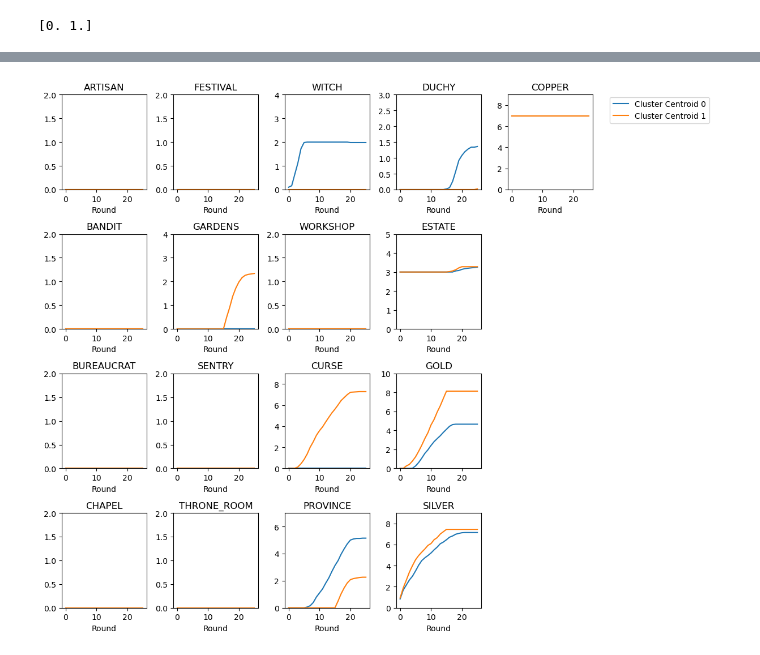
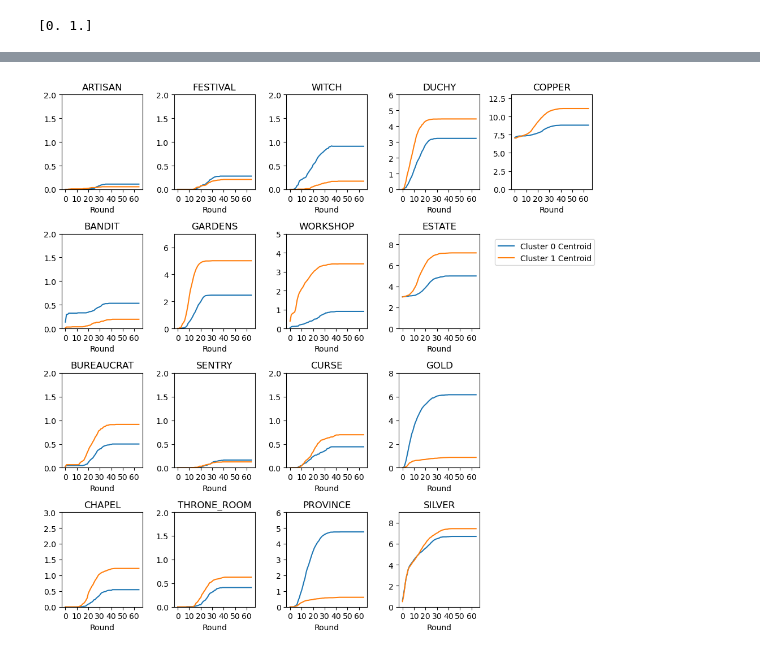
Before and after one commit to owenant/DominionPlayTraceClustering, a Jupyter notebook: PlayTraceAnalysisFromTAGOrPlayerLogs_Kmeans.ipynb, the cells around one changed output, grey strips where cells are left out. Cells and saved outputs as stored; diff of their text form; code cells hidden in the pictures.

```diff
--- a/PlayTraceAnalysisFromTAGOrPlayerLogs_Kmeans.ipynb
+++ b/PlayTraceAnalysisFromTAGOrPlayerLogs_Kmeans.ipynb
@@ -14,7 +14,7 @@ import warnings
 warnings.filterwarnings('ignore')
 pd.set_option('display.max_rows', 100)
 # %%
-data  = pd.read_csv("data/featureslogfile_BMWGvsDW_without_self_play.txt", sep = '\t')
+data  = pd.read_csv("data/featureslogfile_Budget_500_vs_Budget_500_GPM100_NoSelfPlay.txt", sep = '\t')
 #data  = pd.read_csv("data/2Player_FG1E_Supply_AllYears_Traces_withScore_v2.txt", sep = ' ')
 print(data)
 print(data.columns)
@@ -472,55 +556,17 @@ DW         BMWG               0            50
 dtype: int64
-# %%
-def deck_evol_comparison(trace1, trace2, tag1, tag2, cardTypes, maxRounds, label1 = 'Trace1', label2 = 'Trace2',
-                        legendOn = True):
-    #look at evolution of number of cards of each type per round
-    noOfSubplotsInXDirection = 4
-    noOfSubplotsInYDirection = 5
-    fig, axs = plt.subplots(noOfSubplotsInXDirection, noOfSubplotsInYDirection, figsize = (10,10))
-    for i in range(0,noOfSubplotsInXDirection):
-        for j in range(0,noOfSubplotsInYDirection):
-            cardIndex = noOfSubplotsInXDirection*j + i
-            if cardIndex >= 17:
-                axs[1,4].set_visible(False)
-                axs[2,4].set_visible(False)
-                axs[3,4].set_visible(False)
-                break
-            cardType = cardTypes[cardIndex]
-            card_col_1 = [cardType + "_R" + str(r) + tag1 for r in range(0,maxRounds)]
-            card_col_2 = [cardType + "_R" + str(r) + tag2 for r in range(0,maxRounds)]
-            axs[i,j].plot(range(0,maxRounds), trace1[card_col_1].iloc[0], label = label1)
-            axs[i,j].plot(range(0,maxRounds), trace2[card_col_2].iloc[0], label = label2)
-            axs[i,j].set_title(cardType)
-            axs[i,j].set_xlabel('Round')
-
-            #set y limits
-            card_max1 = int(trace1[card_col_1].iloc[0].max())
-            card_max2 = int(trace2[card_col_2].iloc[0].max())
-            card_max = max(card_max1, card_max2)
-
-            #pdb.set_trace()
-            axs[i,j].set_ylim((0,card_max+2))
-            axs[i,j].set_xticks(ticks = range(0, maxRounds,10))
-
-            #tighten subplots layout
-            fig.tight_layout()
-
-    #add overal legend to figure
-    if legendOn:
-        axs[0,4].legend(loc = (1.2,0.7))
 # %%
 #compare centroids
 df_cluster_centres = pd.DataFrame(kmeans.cluster_centers_)
 cols = [card_types[i] + "_R" + str(r) for r in range(0, maxNoOfRounds)
         for i in range(0, len(card_types))]
 df_cluster_centres.columns = cols
 cluster0centre = pd.DataFrame(df_cluster_centres.iloc[0]).transpose()
 cluster1centre = pd.DataFrame(df_cluster_centres.iloc[1]).transpose()
 
-deck_evol_comparison(cluster0centre, cluster1centre, "", "", card_types, maxNoOfRounds, 'Cluster Centroid 0',
-                     'Cluster Centroid 1')
+deck_evol_comparison(cluster0centre, cluster1centre, "", "", card_types, maxNoOfRounds, 'Cluster 0 Centroid',
+                     'Cluster 1 Centroid')
 # %% [output]
-[figure, old version]
+[figure, new version]
 # %%
 #look a frequency of win rate and average final score by cluster
 win_score = extended_traces_flat[['ClusterID', 'Win','FinalScore']]
```
Also changed, not shown: parts of 26 cells of this notebook.
